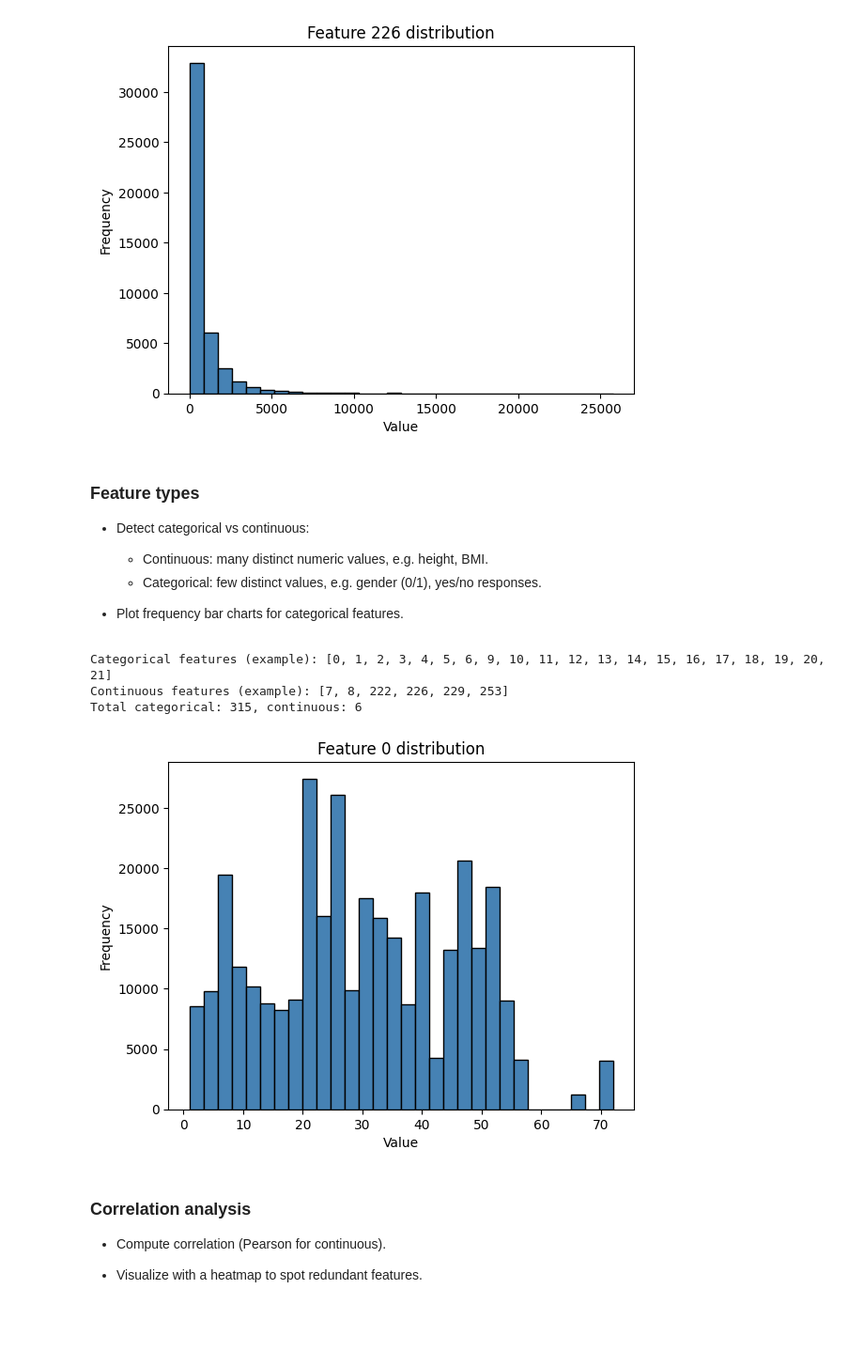
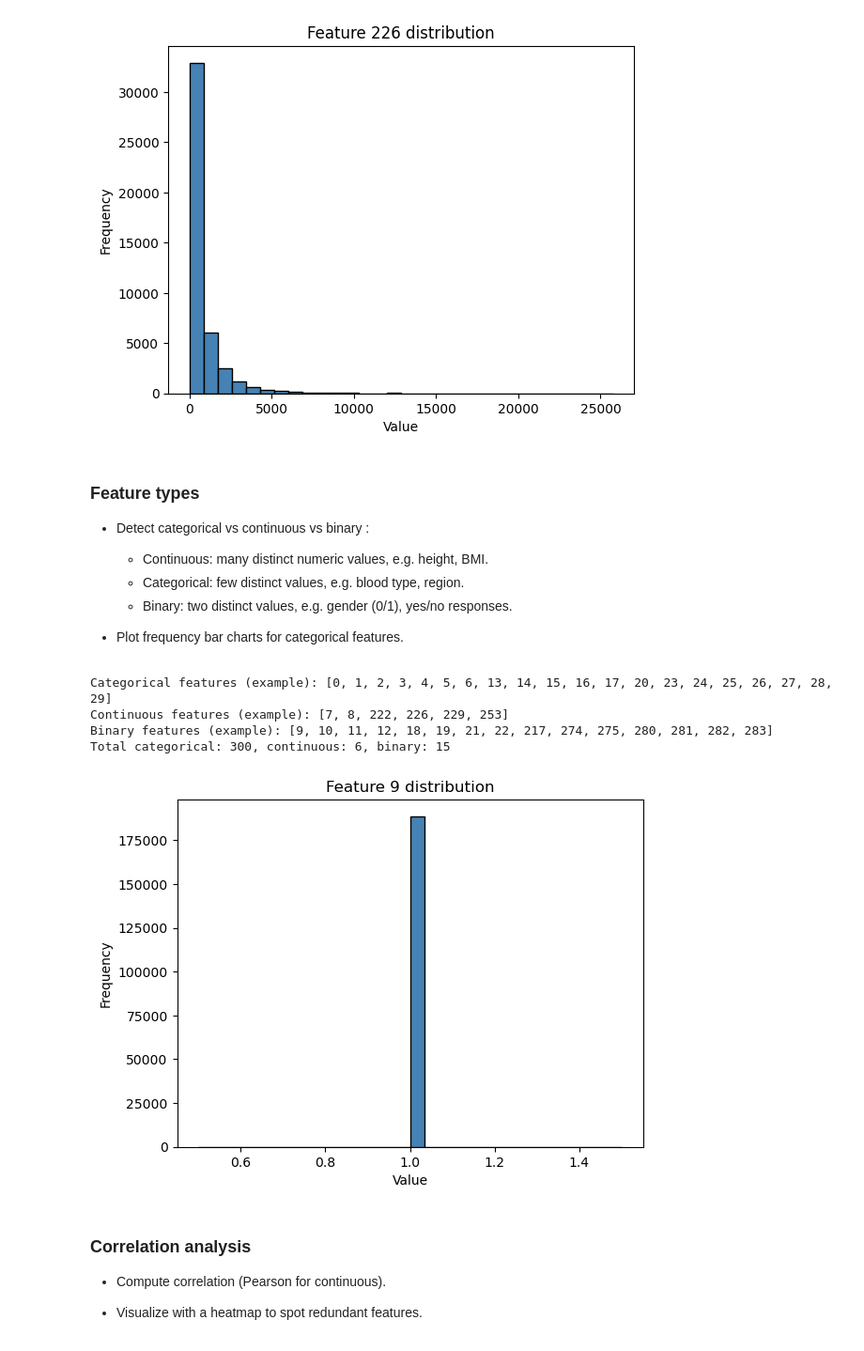
Before and after one commit to ismaberra/ml-higgs-classification, a Jupyter notebook: eda.ipynb, the cells around one changed output. Shown at 94% size. Cells and saved outputs as stored; diff of their text form; code cells hidden in the pictures; blank space fills up the shorter version.

Commit message:
identifying binary feature type

```diff
--- a/eda.ipynb
+++ b/eda.ipynb
@@ -159,24 +159,27 @@ de.plot_feature_distribution(x_train, 226)
 # %% [markdown]
 ### Feature types
 
-- Detect categorical vs continuous:
+- Detect categorical vs continuous vs binary :
     - Continuous: many distinct numeric values, e.g. height, BMI.
-    - Categorical: few distinct values, e.g. gender (0/1), yes/no responses.
+    - Categorical: few distinct values, e.g. blood type, region.
+    - Binary: two distinct values, e.g. gender (0/1), yes/no responses.
 
 - Plot frequency bar charts for categorical features.
 # %%
-categorical, continuous = de.detect_feature_types(x_train)
+categorical, continuous, binary = de.detect_feature_types(x_train)
 print("Categorical features (example):", categorical[:20])
 print("Continuous features (example):", continuous[:20])
-print(f"Total categorical: {len(categorical)}, continuous: {len(continuous)}")
+print("Binary features (example):", binary[:20])
+print(f"Total categorical: {len(categorical)}, continuous: {len(continuous)}, binary: {len(binary)}")
 # %% [output]
-Categorical features (example): [0, 1, 2, 3, 4, 5, 6, 9, 10, 11, 12, 13, 14, 15, 16, 17, 18, 19, 20, 21]
+Categorical features (example): [0, 1, 2, 3, 4, 5, 6, 13, 14, 15, 16, 17, 20, 23, 24, 25, 26, 27, 28, 29]
 Continuous features (example): [7, 8, 222, 226, 229, 253]
-Total categorical: 315, continuous: 6
+Binary features (example): [9, 10, 11, 12, 18, 19, 21, 22, 217, 274, 275, 280, 281, 282, 283]
+Total categorical: 300, continuous: 6, binary: 15
 # %%
-de.plot_feature_distribution(x_train, 0)
+de.plot_feature_distribution(x_train, 9)
 # %% [output]
-[figure, old version]
+[figure, new version]
 # %% [markdown]
 ### Correlation analysis
 
```
Also changed, not shown: parts of 8 cells of this notebook, 1 other file.
